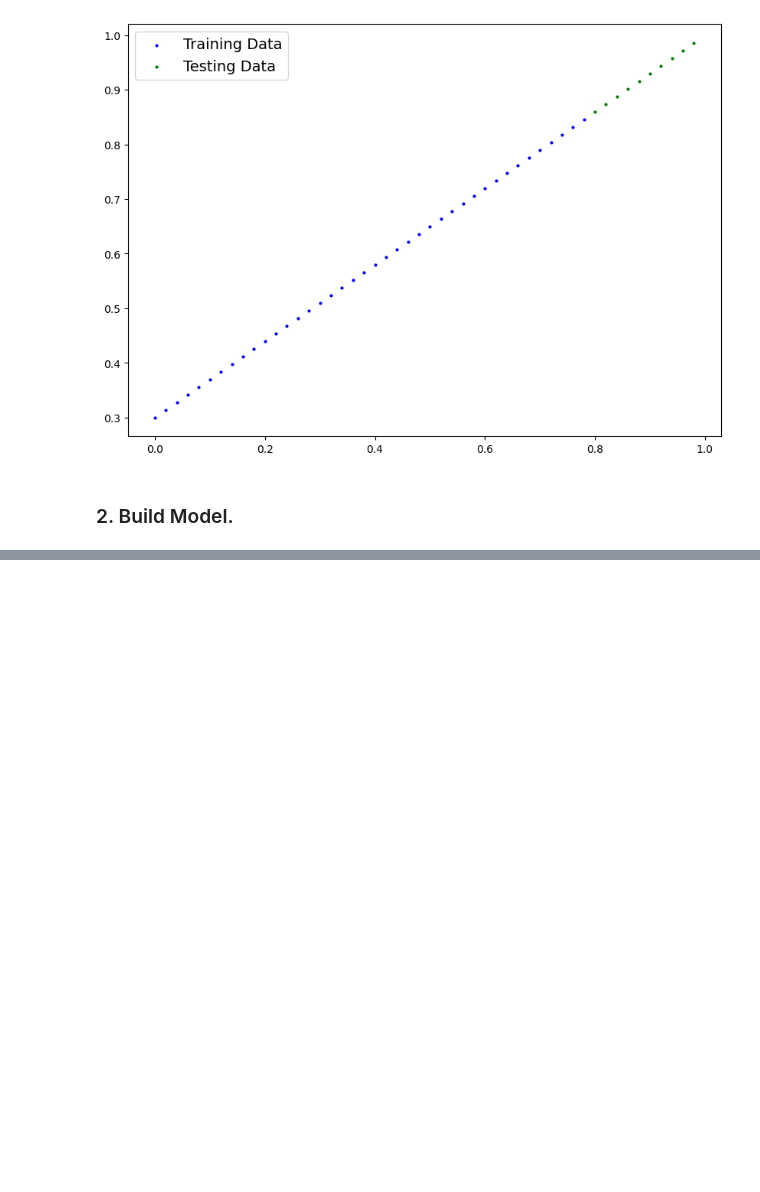
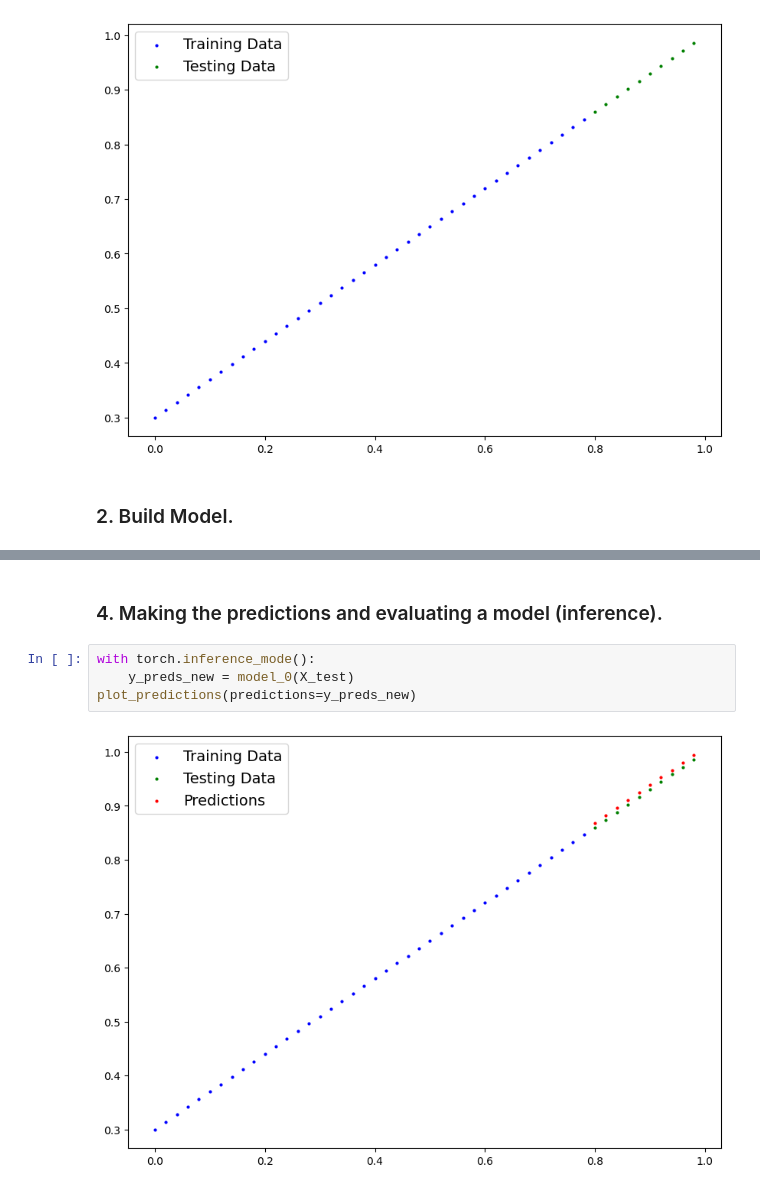
Before and after one commit to ManasviAtGitHub/pytorch_deep_learning, a Jupyter notebook: PyTorch_02_Workflow.ipynb, the cells around one changed output, grey strips where cells are left out. Saved outputs shown, nothing was run; the diff lists cells and outputs as text; blank space fills up the shorter version.

```diff
--- a/PyTorch_02_Workflow.ipynb
+++ b/PyTorch_02_Workflow.ipynb
@@ -118,0 +321,8 @@ class LinearRegressionModel (nn.Module):
+# %% [markdown]
+### 4. Making the predictions and evaluating a model (inference).
+# %%
+with torch.inference_mode():
+    y_preds_new = model_0(X_test)
+plot_predictions(predictions=y_preds_new)
+# %% [output]
+[figure, added]
```
Also changed, not shown: parts of 44 cells of this notebook.
